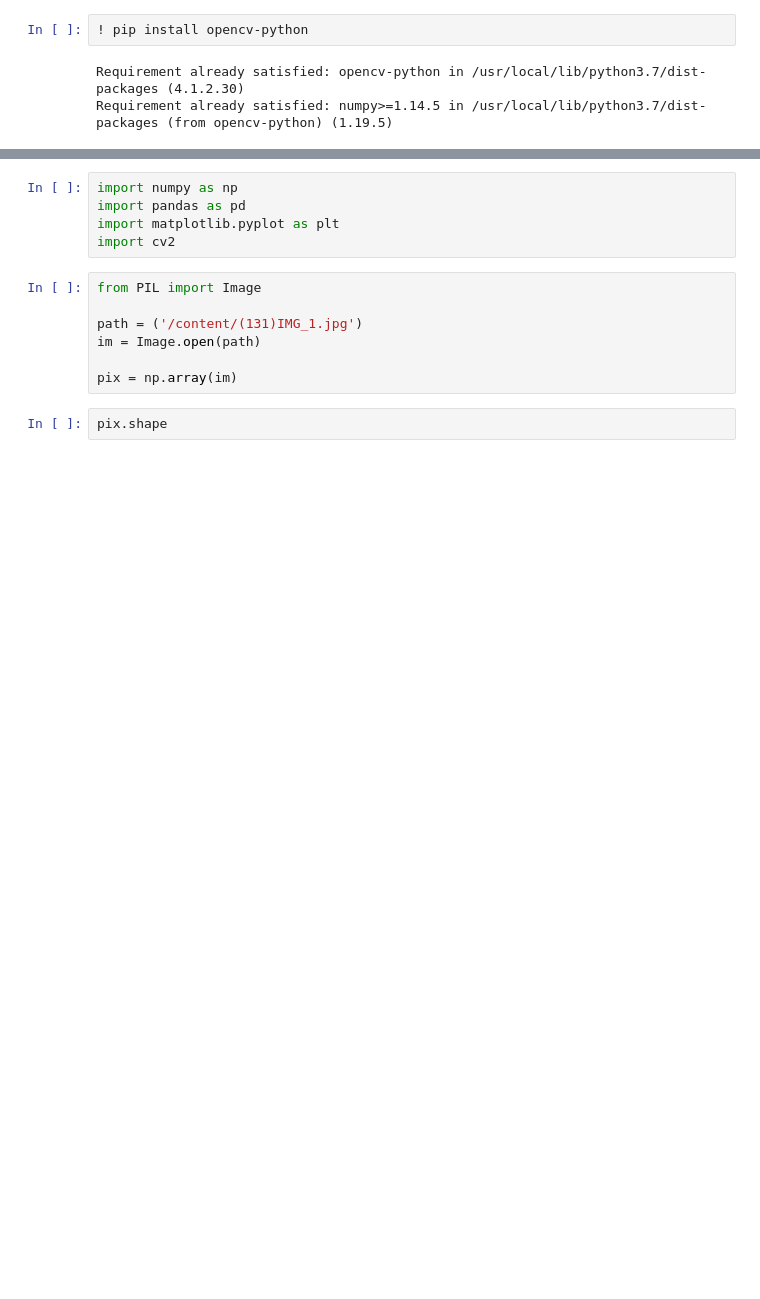
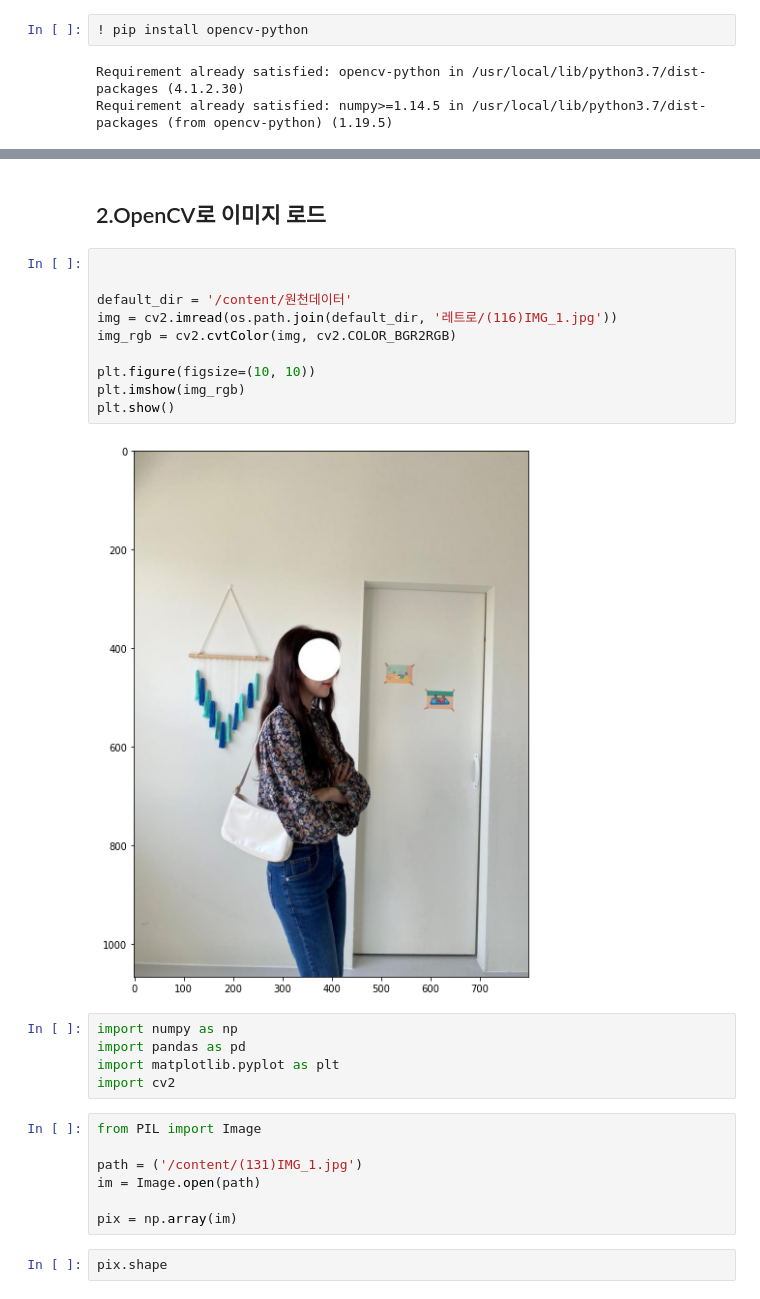
Before and after one commit to FinDit-develop/FinDit-visionAI, a Jupyter notebook: k_fashion.ipynb, the cells around one changed output, grey strips where cells are left out. Saved outputs shown, nothing was run; the diff lists cells and outputs as text; blank space fills up the shorter version.

```diff
--- a/k_fashion.ipynb
+++ b/k_fashion.ipynb
@@ -6,3 +66,17 @@ Requirement already satisfied: numpy>=1.14.5 in /usr/local/lib/python3.7/dist-pa
+# %% [markdown]
+## 2.OpenCV로 이미지 로드
+# %%
+
+
+default_dir = '/content/원천데이터'
+img = cv2.imread(os.path.join(default_dir, '레트로/(116)IMG_1.jpg'))
+img_rgb = cv2.cvtColor(img, cv2.COLOR_BGR2RGB)
+
+plt.figure(figsize=(10, 10))
+plt.imshow(img_rgb)
+plt.show()
+# %% [output]
+[figure, added]
 # %%
 import numpy as np
 import pandas as pd
```
Also changed, not shown: parts of 8 cells of this notebook.
